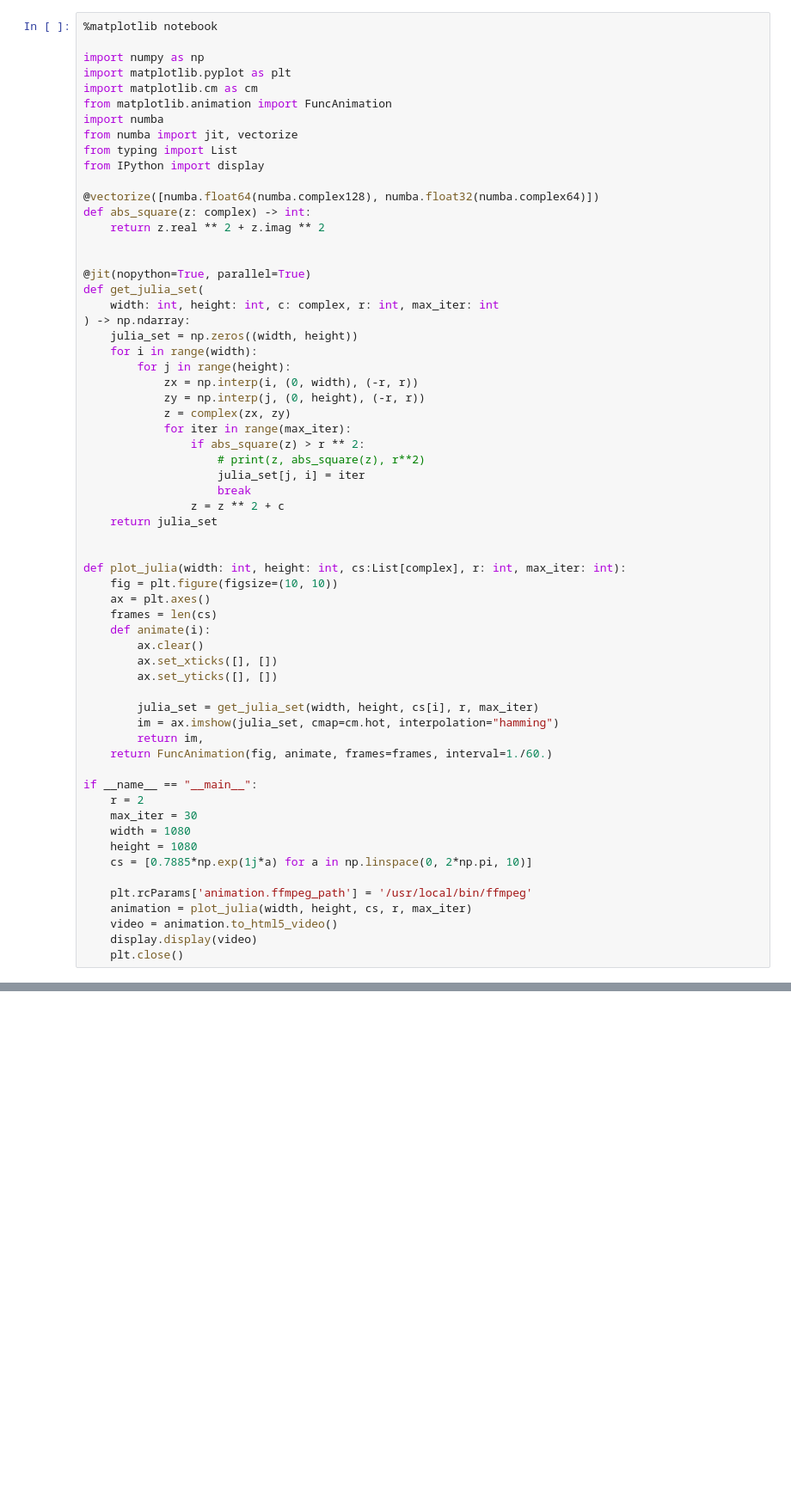
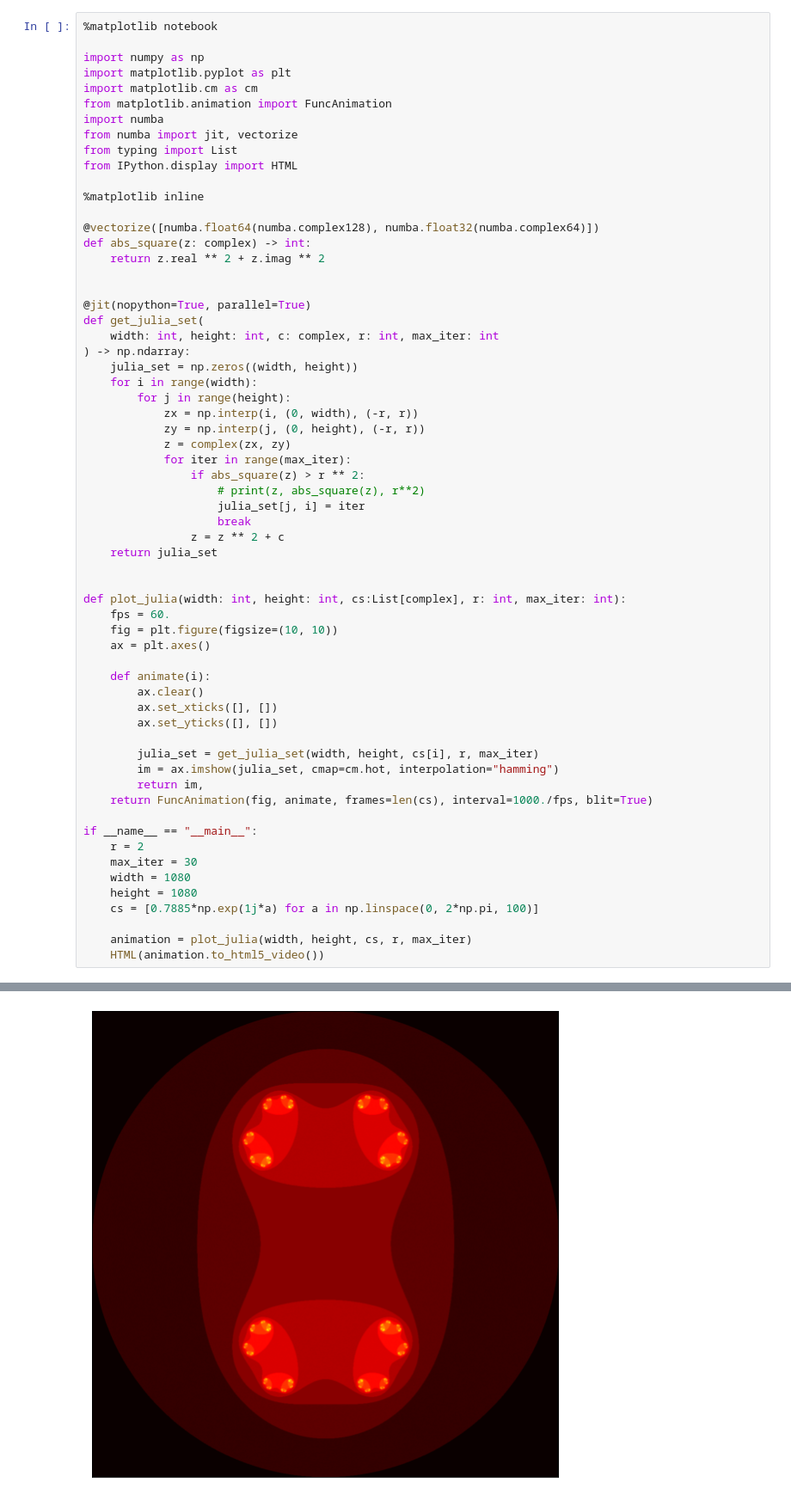
Before and after one commit to janhohenheim/julia, a Jupyter notebook: julia.ipynb, the cells around one changed output, grey strips where cells are left out. Shown: that part at 86% size. Cells and saved outputs as stored; diff of their text form; blank space fills up the shorter version.

Commit message:
add html vid

```diff
--- a/julia.ipynb
+++ b/julia.ipynb
@@ -8,7 +8,9 @@ from matplotlib.animation import FuncAnimation
 import numba
 from numba import jit, vectorize
 from typing import List
-from IPython import display
+from IPython.display import HTML
+
+%matplotlib inline
 
 @vectorize([numba.float64(numba.complex128), numba.float32(numba.complex64)])
 def abs_square(z: complex) -> int:
@@ -35,9 +37,10 @@ def get_julia_set(
 
 
 def plot_julia(width: int, height: int, cs:List[complex], r: int, max_iter: int):
+    fps = 60.
     fig = plt.figure(figsize=(10, 10))
     ax = plt.axes()
-    frames = len(cs)
+
     def animate(i):
         ax.clear()
         ax.set_xticks([], [])
@@ -46,18 +49,15 @@ def plot_julia(width: int, height: int, cs:List[complex], r: int, max_iter: int)
         julia_set = get_julia_set(width, height, cs[i], r, max_iter)
         im = ax.imshow(julia_set, cmap=cm.hot, interpolation="hamming")
         return im,
-    return FuncAnimation(fig, animate, frames=frames, interval=1./60.)
+    return FuncAnimation(fig, animate, frames=len(cs), interval=1000./fps, blit=True)
 
 if __name__ == "__main__":
     r = 2
     max_iter = 30
     width = 1080
     height = 1080
-    cs = [0.7885*np.exp(1j*a) for a in np.linspace(0, 2*np.pi, 10)]
+    cs = [0.7885*np.exp(1j*a) for a in np.linspace(0, 2*np.pi, 100)]
 
-    plt.rcParams['animation.ffmpeg_path'] = '/usr/local/bin/ffmpeg'
     animation = plot_julia(width, height, cs, r, max_iter)
-    video = animation.to_html5_video()
-    display.display(video)
-    plt.close()
+    HTML(animation.to_html5_video())
 # %% [output]
@@ -66,0 +64 @@ if __name__ == "__main__":
+[figure, added]
```
Also changed, not shown: parts of 1 cell of this notebook, 1 other file.
